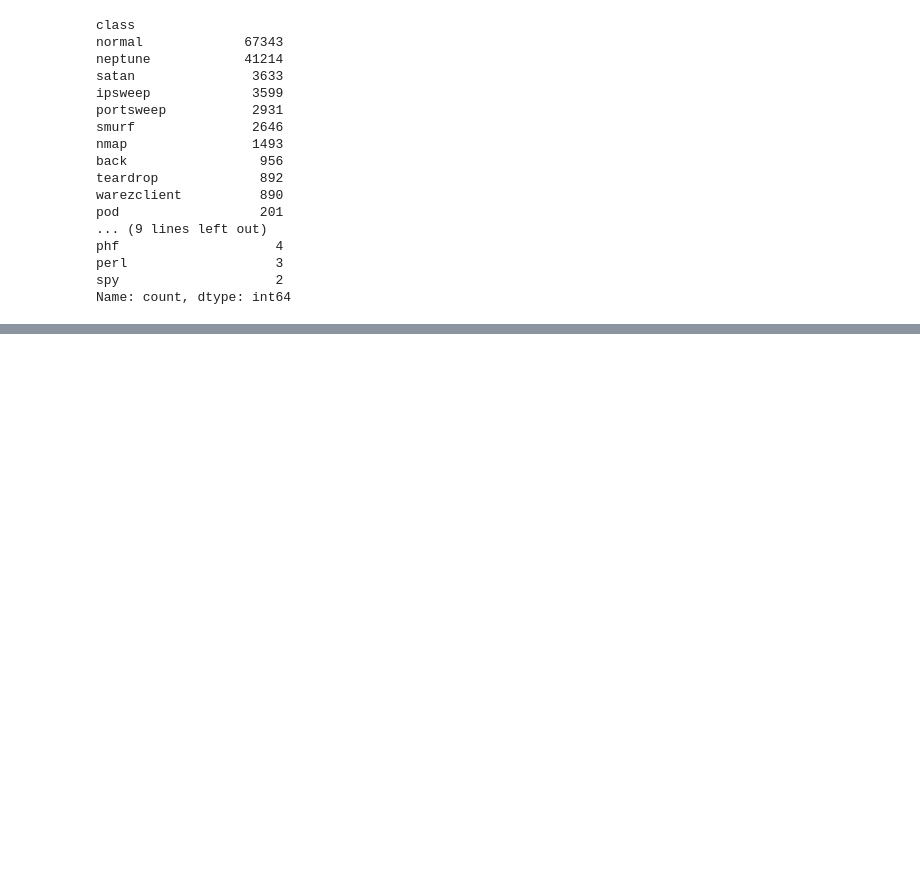
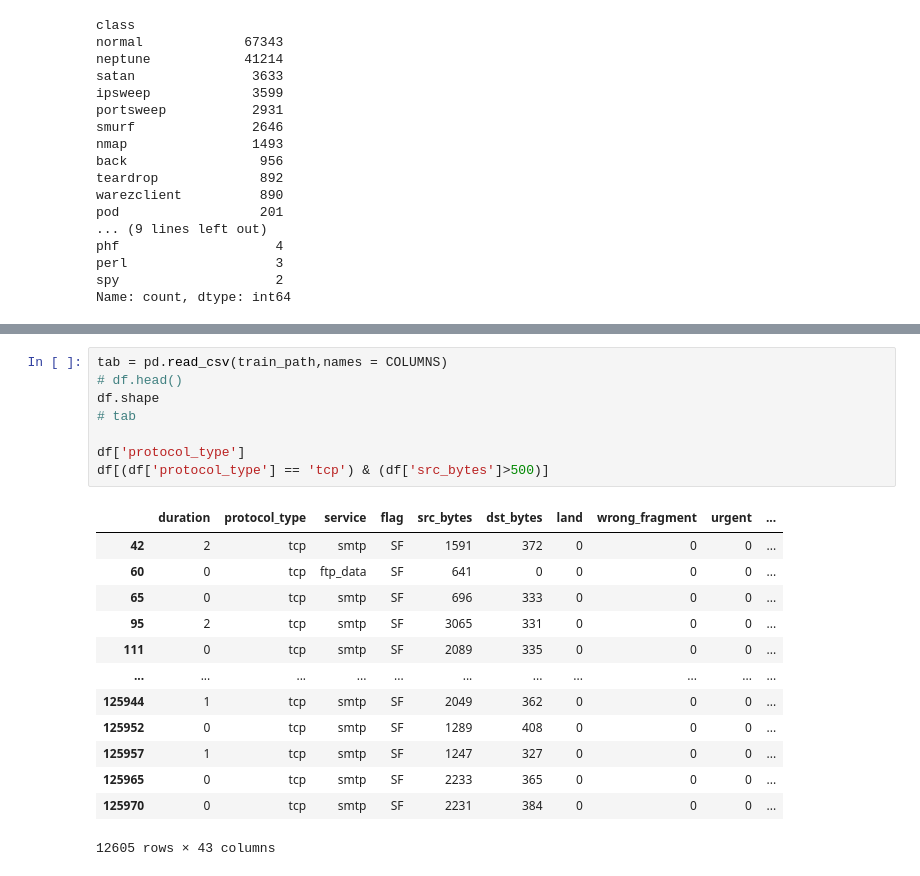
Before and after one commit to mailech/SentinelNet-AI-Powered-Network-Intrusion-Detection-System-, a Jupyter notebook: Download.ipynb, the cells around one changed output, grey strips where cells are left out. Cells and saved outputs as stored; diff of their text form; blank space fills up the shorter version.

```diff
--- a/Download.ipynb
+++ b/Download.ipynb
@@ -230,0 +264,22 @@ Name: count, dtype: int64
+# %%
+tab = pd.read_csv(train_path,names = COLUMNS)
+# df.head()
+df.shape
+# tab
+
+df['protocol_type']
+df[(df['protocol_type'] == 'tcp') & (df['src_bytes']>500)]
+# %% [output]
+|  | duration | protocol_type | service | flag | src_bytes | dst_bytes | land | wrong_fragment | urgent | ... |
+| 42 | 2 | tcp | smtp | SF | 1591 | 372 | 0 | 0 | 0 | ... |
+| 60 | 0 | tcp | ftp_data | SF | 641 | 0 | 0 | 0 | 0 | ... |
+| 65 | 0 | tcp | smtp | SF | 696 | 333 | 0 | 0 | 0 | ... |
+| 95 | 2 | tcp | smtp | SF | 3065 | 331 | 0 | 0 | 0 | ... |
+| 111 | 0 | tcp | smtp | SF | 2089 | 335 | 0 | 0 | 0 | ... |
+| ... | ... | ... | ... | ... | ... | ... | ... | ... | ... | ... |
+| 125944 | 1 | tcp | smtp | SF | 2049 | 362 | 0 | 0 | 0 | ... |
+| 125952 | 0 | tcp | smtp | SF | 1289 | 408 | 0 | 0 | 0 | ... |
+| 125957 | 1 | tcp | smtp | SF | 1247 | 327 | 0 | 0 | 0 | ... |
+| 125965 | 0 | tcp | smtp | SF | 2233 | 365 | 0 | 0 | 0 | ... |
+| 125970 | 0 | tcp | smtp | SF | 2231 | 384 | 0 | 0 | 0 | ... |
+12605 rows × 43 columns
```
Also changed, not shown: parts of 14 cells of this notebook, 2 other files.
